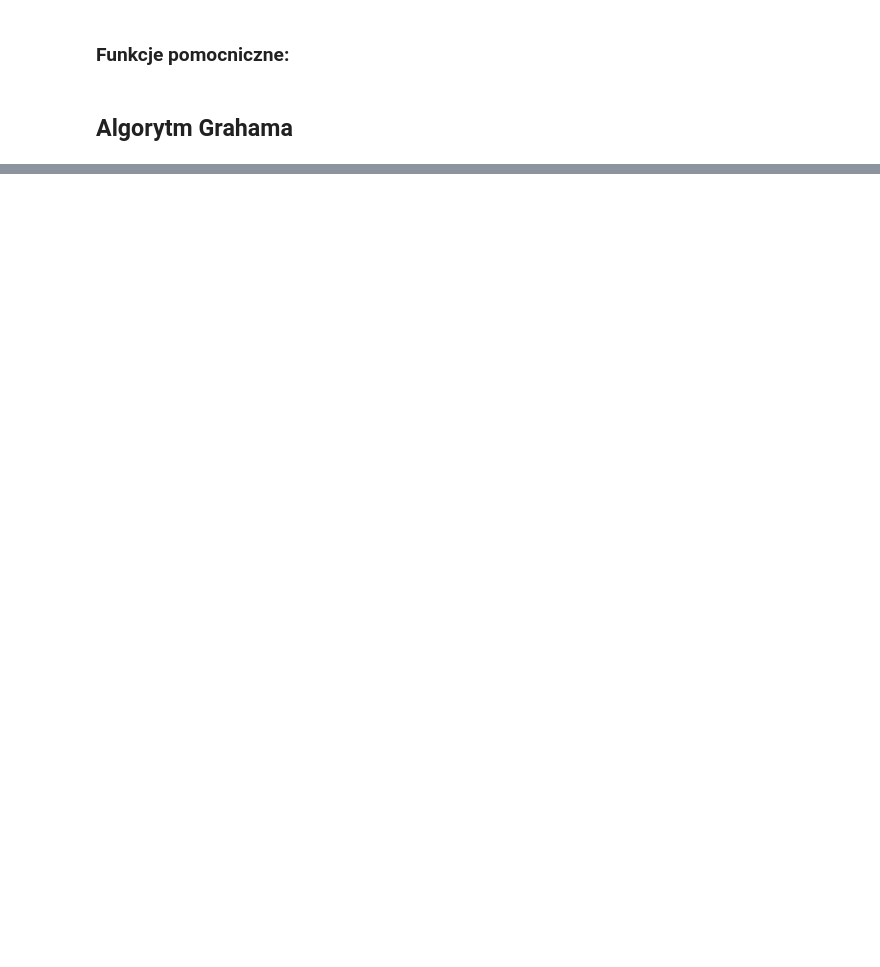
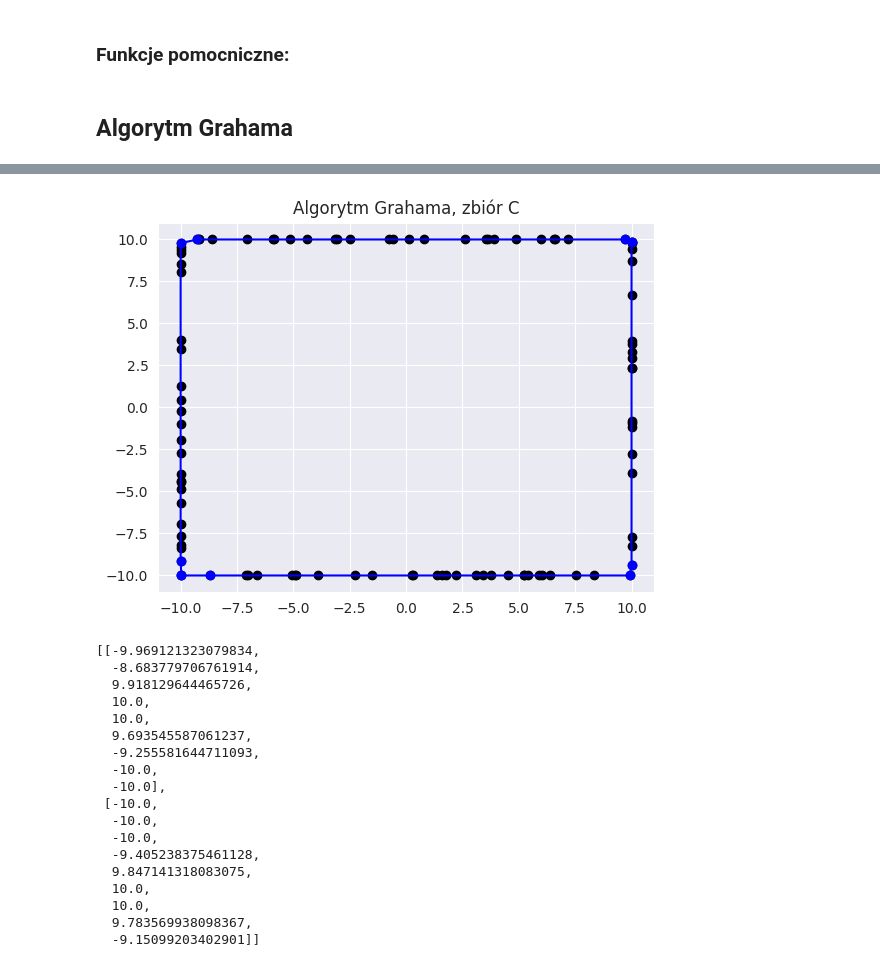
Before and after one commit to Kappaprideer/Geometry_Algorithms, a Jupyter notebook: Lab_2/Labolatorium_2.ipynb, the cells around one changed output, grey strips where cells are left out. Cells and saved outputs as stored; diff of their text form; code cells hidden in the pictures; blank space fills up the shorter version.

```diff
--- a/Lab_2/Labolatorium_2.ipynb
+++ b/Lab_2/Labolatorium_2.ipynb
@@ -519,0 +567,22 @@ jarvis_algorithm(setA(20,-10,10), show_steps=True)
+# %%
+graham_algorithm(table_c,final_plot="Algorytm Grahama, zbiór C", save_plots=True)
+# %% [output]
+[figure, added]
+[[-9.969121323079834,
+  -8.683779706761914,
+  9.918129644465726,
+  10.0,
+  10.0,
+  9.693545587061237,
+  -9.255581644711093,
+  -10.0,
+  -10.0],
+ [-10.0,
+  -10.0,
+  -10.0,
+  -9.405238375461128,
+  9.847141318083075,
+  10.0,
+  10.0,
+  9.783569938098367,
+  -9.15099203402901]]
```
Also changed, not shown: parts of 35 cells of this notebook, 9 other files.
